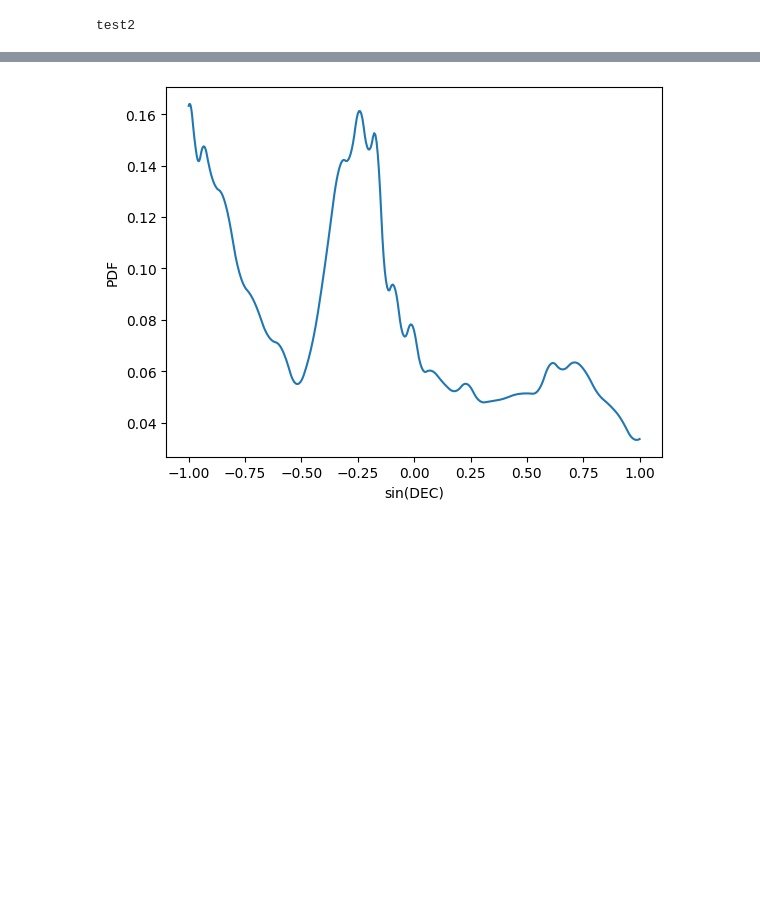
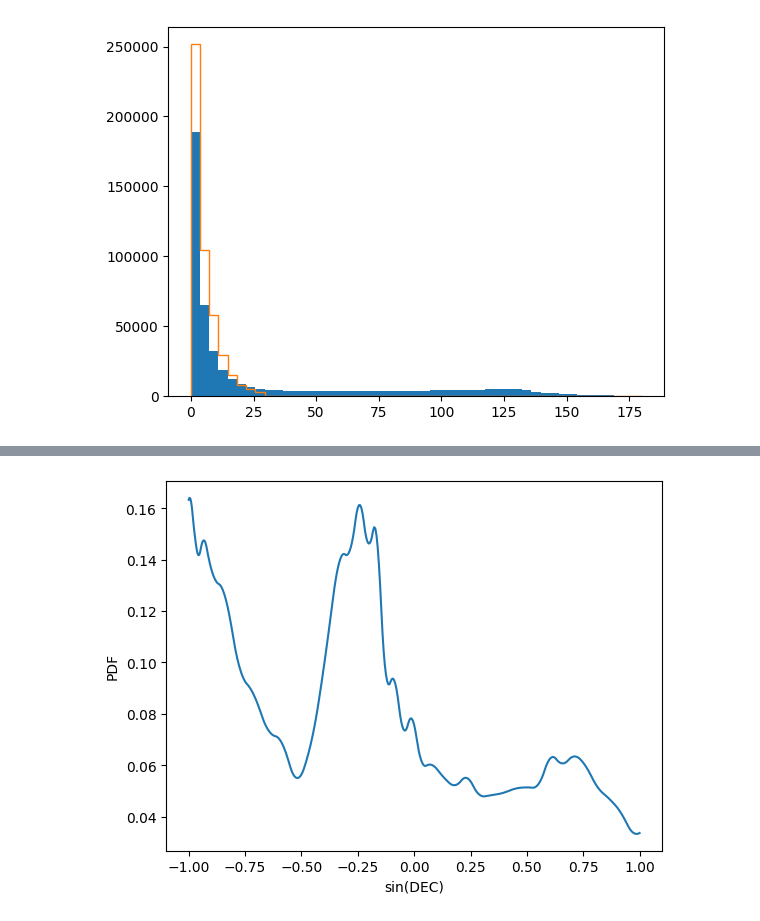
Before and after one commit to MACampana/BinnedTracks, a Jupyter notebook: NEW_BinnedAnalysis.ipynb, the cells around one changed output, grey strips where cells are left out. Drawn from its saved outputs; the diff is of its cells as text; code cells hidden in the pictures; blank space fills up the shorter version.

```diff
--- a/NEW_BinnedAnalysis.ipynb
+++ b/NEW_BinnedAnalysis.ipynb
@@ -794,18 +795,3 @@ class BinnedTemplateAllSky:
             print('--> Injections Done.')
 
         return
-# %%
-class HiddenPrints:
-    def __enter__(self):
-        self._original_stdout = sys.stdout
-        sys.stdout = open(os.devnull, 'w')
-
-    def __exit__(self, exc_type, exc_val, exc_tb):
-        sys.stdout.close()
-        sys.stdout = self._original_stdout
-
-with HiddenPrints():
-    print('test')
-print('test2')
-# %% [output]
-test2
@@ -1761,3 +1817,10 @@ class BinnedTemplateAllSky:
+# %%
+bins = np.linspace(0,180,50)
+plt.hist(np.degrees(bin_chilln.sig_evs['true_angErr']), bins=bins)
+plt.hist(np.degrees(bin_chilln.sig_evs['angErr']), bins=bins, histtype='step')
+plt.show()
+# %% [output]
+[figure, added]
 # %%
 data_path = 'data/level2/binned/Level2_2020.binned_data.npy'
 sig_path = 'data/level2/sim/npy/Level2_sim.npy'
```
Also changed, not shown: parts of 21 cells of this notebook.
